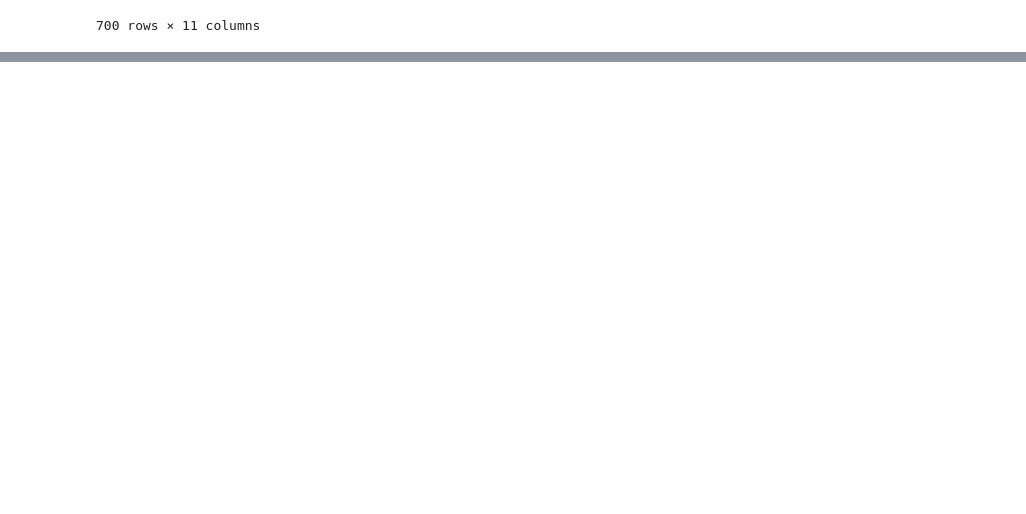
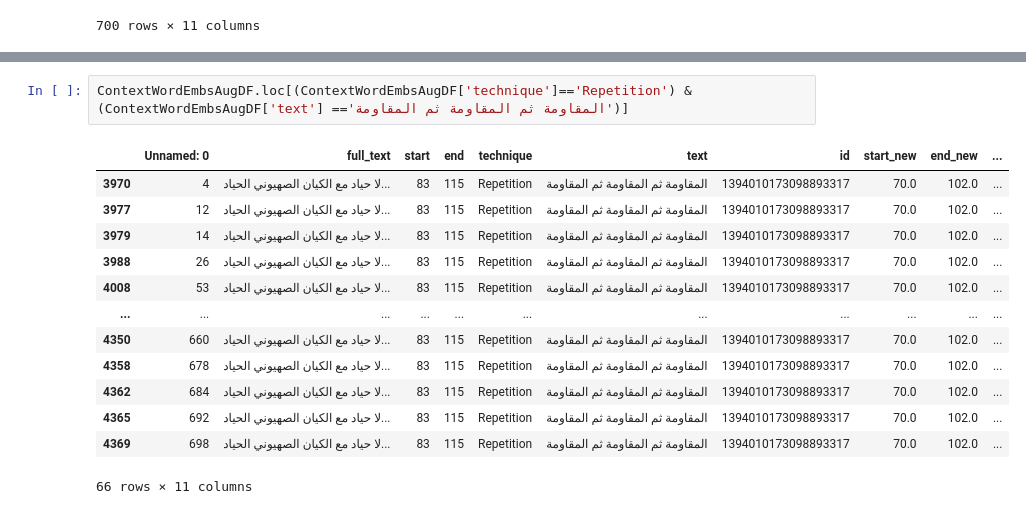
Before and after one commit to motazsaad/Arabic-Propaganda-Detection-Research, a Jupyter notebook: AugSamples.ipynb, the cells around one changed output, grey strips where cells are left out. Cells and saved outputs as stored; diff of their text form; blank space fills up the shorter version.

```diff
--- a/AugSamples.ipynb
+++ b/AugSamples.ipynb
@@ -430,0 +412,16 @@ Unpacking objects: 100% (5/5), done.
+# %%
+ContextWordEmbsAugDF.loc[(ContextWordEmbsAugDF['technique']=='Repetition') & (ContextWordEmbsAugDF['text'] =='المقاومة ثم المقاومة ثم المقاومة')]
+# %% [output]
+|  | Unnamed: 0 | full_text | start | end | technique | text | id | start_new | end_new | ... |
+| 3970 | 4 | لا حياد مع الكيان الصهيوني الحياد... | 83 | 115 | Repetition | المقاومة ثم المقاومة ثم المقاومة | 1394010173098893317 | 70.0 | 102.0 | ... |
+| 3977 | 12 | لا حياد مع الكيان الصهيوني الحياد... | 83 | 115 | Repetition | المقاومة ثم المقاومة ثم المقاومة | 1394010173098893317 | 70.0 | 102.0 | ... |
+| 3979 | 14 | لا حياد مع الكيان الصهيوني الحياد... | 83 | 115 | Repetition | المقاومة ثم المقاومة ثم المقاومة | 1394010173098893317 | 70.0 | 102.0 | ... |
+| 3988 | 26 | لا حياد مع الكيان الصهيوني الحياد... | 83 | 115 | Repetition | المقاومة ثم المقاومة ثم المقاومة | 1394010173098893317 | 70.0 | 102.0 | ... |
+| 4008 | 53 | لا حياد مع الكيان الصهيوني الحياد... | 83 | 115 | Repetition | المقاومة ثم المقاومة ثم المقاومة | 1394010173098893317 | 70.0 | 102.0 | ... |
+| ... | ... | ... | ... | ... | ... | ... | ... | ... | ... | ... |
+| 4350 | 660 | لا حياد مع الكيان الصهيوني الحياد... | 83 | 115 | Repetition | المقاومة ثم المقاومة ثم المقاومة | 1394010173098893317 | 70.0 | 102.0 | ... |
+| 4358 | 678 | لا حياد مع الكيان الصهيوني الحياد... | 83 | 115 | Repetition | المقاومة ثم المقاومة ثم المقاومة | 1394010173098893317 | 70.0 | 102.0 | ... |
+| 4362 | 684 | لا حياد مع الكيان الصهيوني الحياد... | 83 | 115 | Repetition | المقاومة ثم المقاومة ثم المقاومة | 1394010173098893317 | 70.0 | 102.0 | ... |
+| 4365 | 692 | لا حياد مع الكيان الصهيوني الحياد... | 83 | 115 | Repetition | المقاومة ثم المقاومة ثم المقاومة | 1394010173098893317 | 70.0 | 102.0 | ... |
+| 4369 | 698 | لا حياد مع الكيان الصهيوني الحياد... | 83 | 115 | Repetition | المقاومة ثم المقاومة ثم المقاومة | 1394010173098893317 | 70.0 | 102.0 | ... |
+66 rows × 11 columns
```
Also changed, not shown: parts of 27 cells of this notebook.
